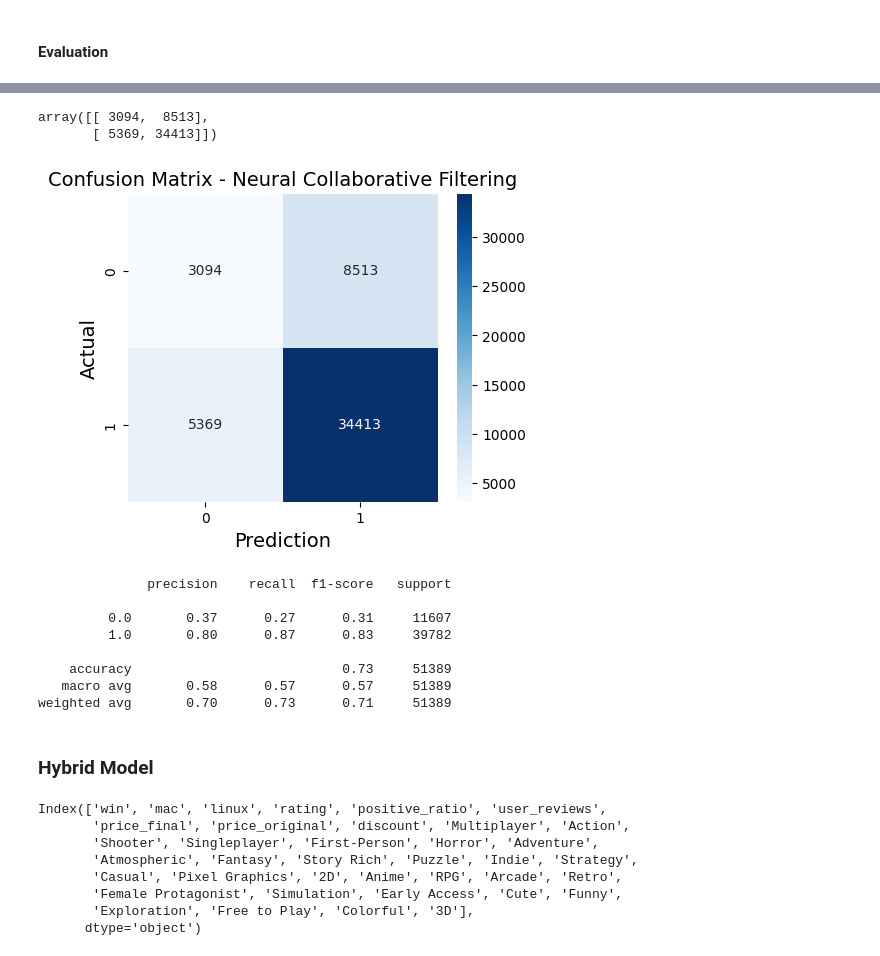
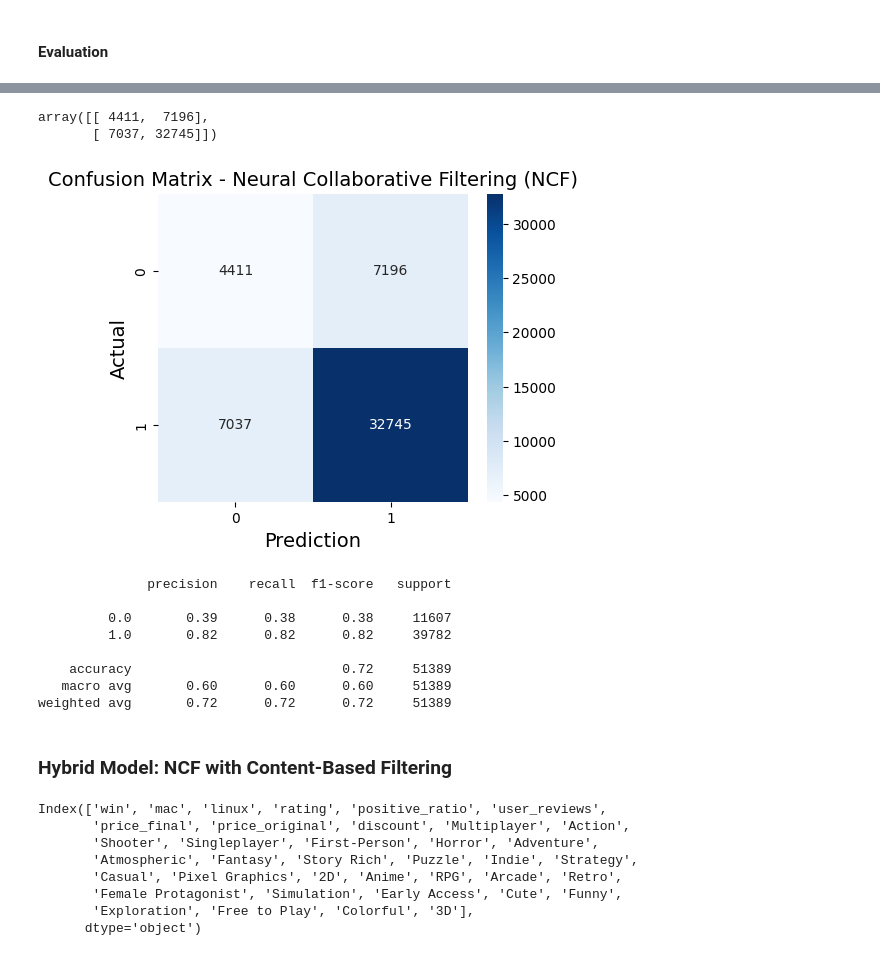
Before and after one commit to slvhuang/DL-Steam-Game-Recommender-System, a Jupyter notebook: 3_modelling.ipynb, the cells around one changed output, grey strips where cells are left out. Saved outputs shown, nothing was run; the diff lists cells and outputs as text; code cells hidden in the pictures.

```diff
--- a/3_modelling.ipynb
+++ b/3_modelling.ipynb
@@ -739,14 +740,14 @@ nn_xx = layers.Dense(name="nn_xx", units=int(embeddings_size/2), activation='rel
 # Merge A & B
 y = layers.Concatenate()([cf_xx, nn_xx])
 
-# Add batch normalization
-y_batch = layers.BatchNormalization()(y)
+# BatchNormalization
+y = layers.BatchNormalization(name="y_norm")(y)
 
 # Add dropout
-y_batch = layers.Dropout(0.2)(y_batch)
+y = layers.Dropout(0.2)(y)
 
 # Predict ratings (0,1)
-y_out = layers.Dense(name="y_out", units=1, activation='sigmoid')(y_batch)
+y_out = layers.Dense(name="y_out", units=1, activation='sigmoid')(y)
 
 # Compile
 model = models.Model(inputs=[xusers_in,xproducts_in], outputs=y_out, name="Neural_CollaborativeFiltering")
@@ -779,5 +780,5 @@ plot_model(model, to_file='ncf.png', show_shapes=True, show_layer_names=True)
 # %%
 # train
 ncf_training = model.fit(x=[train["user_id"], train["app_id"]], y=train["y"],
-                     epochs=10, batch_size=512, shuffle=True, verbose=1, validation_data=([test["user_id"], test["app_id"]], test["y"]))
+                     epochs=5, batch_size=512, shuffle=True, verbose=1, validation_data=([test["user_id"], test["app_id"]], test["y"]))
 # %% [output]
@@ -846,32 +837,33 @@ test accuracy:  0.7298643589019775
 # Confusion matrix
 confusion_matrix(test["y"], test["yhat"])
 # %% [output]
-array([[ 3094,  8513],
-       [ 5369, 34413]])
+array([[ 4411,  7196],
+       [ 7037, 32745]])
 # %%
 # visualize the confusion matrix with seaborn heatmap
 fig, ax = plt.subplots(figsize=(5, 4))
-sns.heatmap(confusion_matrix(test["y"], test["yhat"]), annot=True, fmt="d", cmap="Blues", cbar=True)
+sns.heatmap(confusion_matrix(test["y"], test["yhat"]),
+            annot=True, fmt="d", cmap="Blues", cbar=True)
 ax.set_xlabel("Prediction", fontsize=14)
 ax.set_ylabel("Actual", fontsize=14)
-ax.set_title("Confusion Matrix - Neural Collaborative Filtering", fontsize=14)
+ax.set_title("Confusion Matrix - Neural Collaborative Filtering (NCF)", fontsize=14)
 plt.show()
 # %% [output]
-[figure, old version]
+[figure, new version]
 # %%
 # classification report
 print(classification_report(test["y"], test["yhat"]))
 # %% [output]
               precision    recall  f1-score   support
 
-         0.0       0.37      0.27      0.31     11607
-         1.0       0.80      0.87      0.83     39782
+         0.0       0.39      0.38      0.38     11607
+         1.0       0.82      0.82      0.82     39782
 
-    accuracy                           0.73     51389
-   macro avg       0.58      0.57      0.57     51389
-weighted avg       0.70      0.73      0.71     51389
+    accuracy                           0.72     51389
+   macro avg       0.60      0.60      0.60     51389
+weighted avg       0.72      0.72      0.72     51389
 # %% [markdown]
-### Hybrid Model
+### Hybrid Model: NCF with Content-Based Filtering
 # %%
 # extract data
 features = games_cf_df_scaled.columns
```
Also changed, not shown: parts of 51 cells of this notebook, 4 other files.
